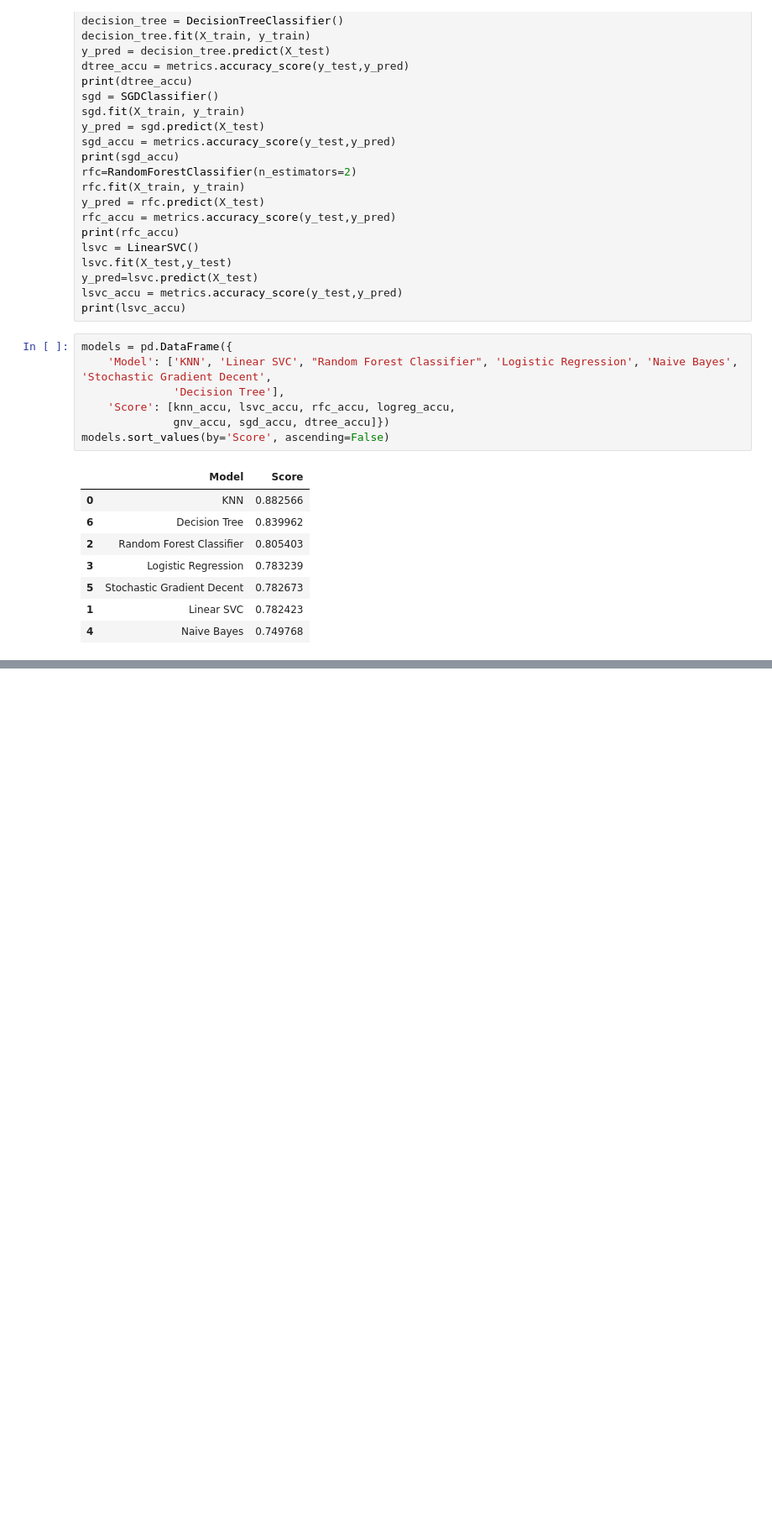
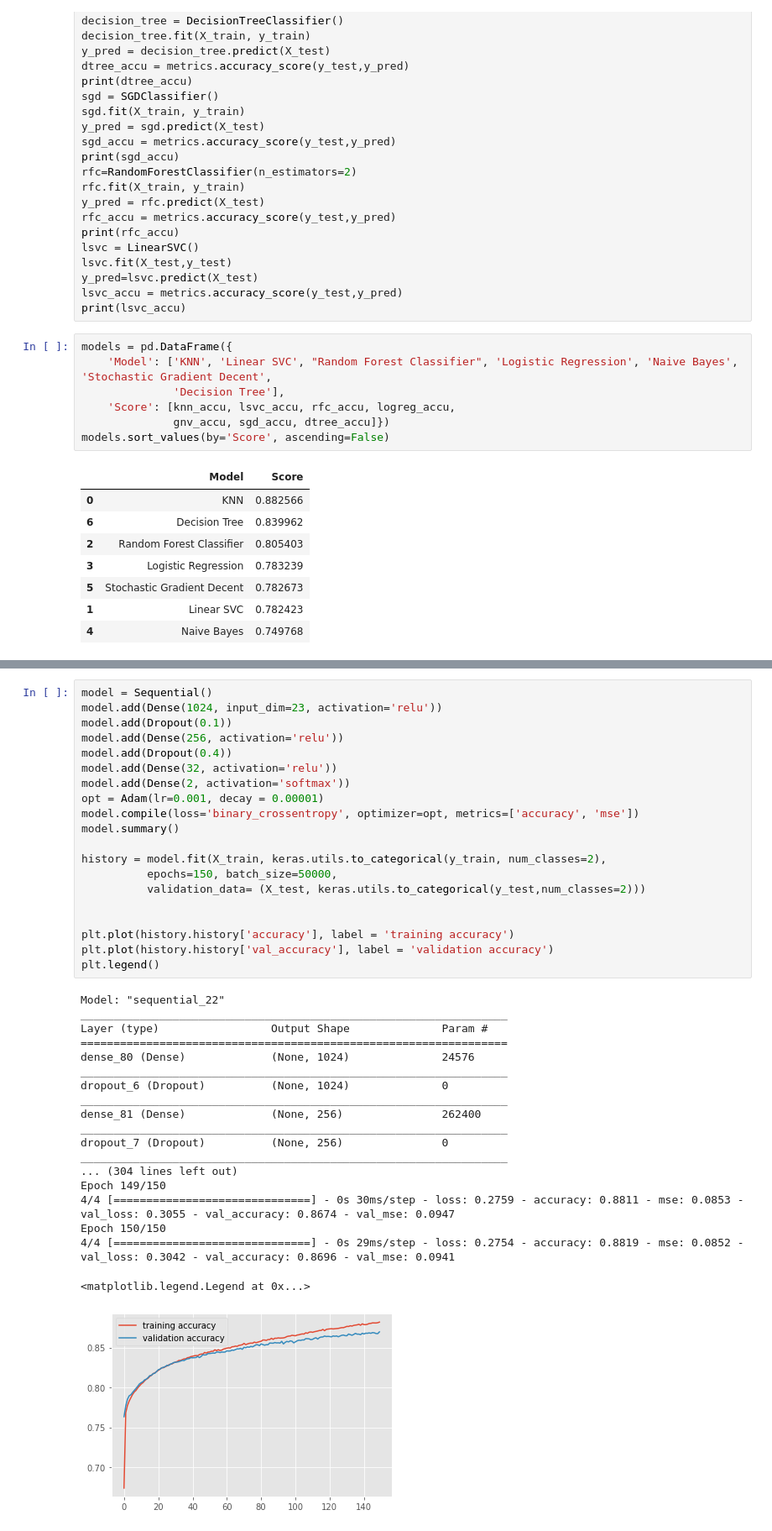
Before and after one commit to lcstrang/GWDCML, a Jupyter notebook: Hackathon_preprocessing.ipynb, the cells around one changed output, grey strips where cells are left out. Shown at 84% size. Saved outputs shown, nothing was run; the diff lists cells and outputs as text; blank space fills up the shorter version.

```diff
--- a/Hackathon_preprocessing.ipynb
+++ b/Hackathon_preprocessing.ipynb
@@ -470,0 +626,40 @@ models.sort_values(by='Score', ascending=False)
+# %%
+model = Sequential()
+model.add(Dense(1024, input_dim=23, activation='relu'))
+model.add(Dropout(0.1))
+model.add(Dense(256, activation='relu'))
+model.add(Dropout(0.4))
+model.add(Dense(32, activation='relu'))
+model.add(Dense(2, activation='softmax'))
+opt = Adam(lr=0.001, decay = 0.00001)
+model.compile(loss='binary_crossentropy', optimizer=opt, metrics=['accuracy', 'mse'])
+model.summary()
+
+history = model.fit(X_train, keras.utils.to_categorical(y_train, num_classes=2),
+          epochs=150, batch_size=50000,
+          validation_data= (X_test, keras.utils.to_categorical(y_test,num_classes=2)))
+
+
+plt.plot(history.history['accuracy'], label = 'training accuracy')
+plt.plot(history.history['val_accuracy'], label = 'validation accuracy')
+plt.legend()
+# %% [output]
+Model: "sequential_22"
+_________________________________________________________________
+Layer (type)                 Output Shape              Param #
+=================================================================
+dense_80 (Dense)             (None, 1024)              24576
+_________________________________________________________________
+dropout_6 (Dropout)          (None, 1024)              0
+_________________________________________________________________
+dense_81 (Dense)             (None, 256)               262400
+_________________________________________________________________
+dropout_7 (Dropout)          (None, 256)               0
+_________________________________________________________________
+... (304 lines left out)
+Epoch 149/150
+4/4 [==============================] - 0s 30ms/step - loss: 0.2759 - accuracy: 0.8811 - mse: 0.0853 - val_loss: 0.3055 - val_accuracy: 0.8674 - val_mse: 0.0947
+Epoch 150/150
+4/4 [==============================] - 0s 29ms/step - loss: 0.2754 - accuracy: 0.8819 - mse: 0.0852 - val_loss: 0.3042 - val_accuracy: 0.8696 - val_mse: 0.0941
+<matplotlib.legend.Legend at 0x...>
+[figure, added]
```
Also changed, not shown: parts of 63 cells of this notebook, 8 other files.
